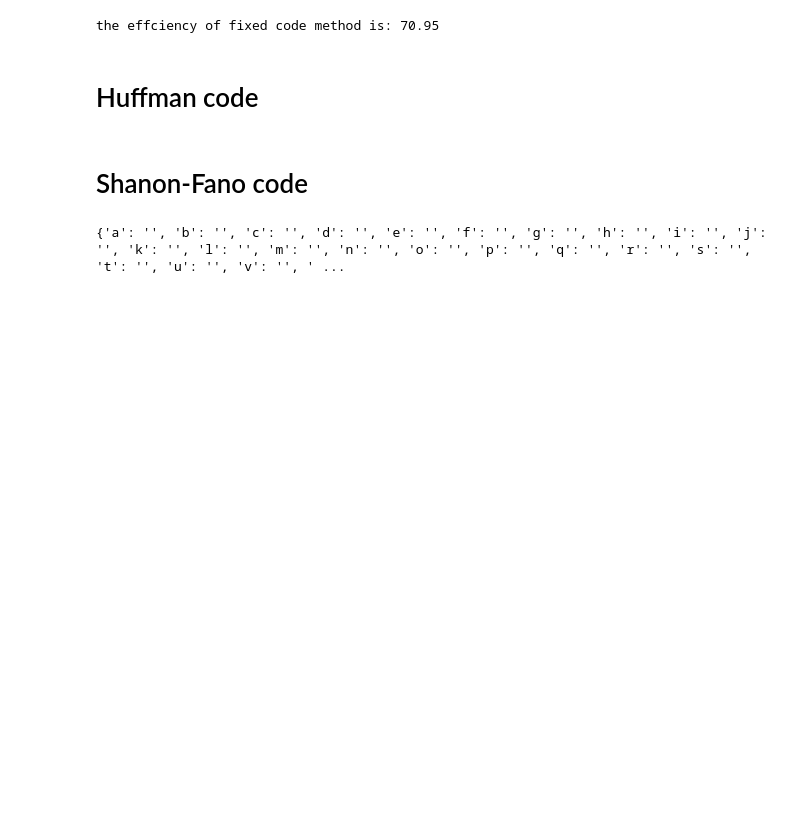
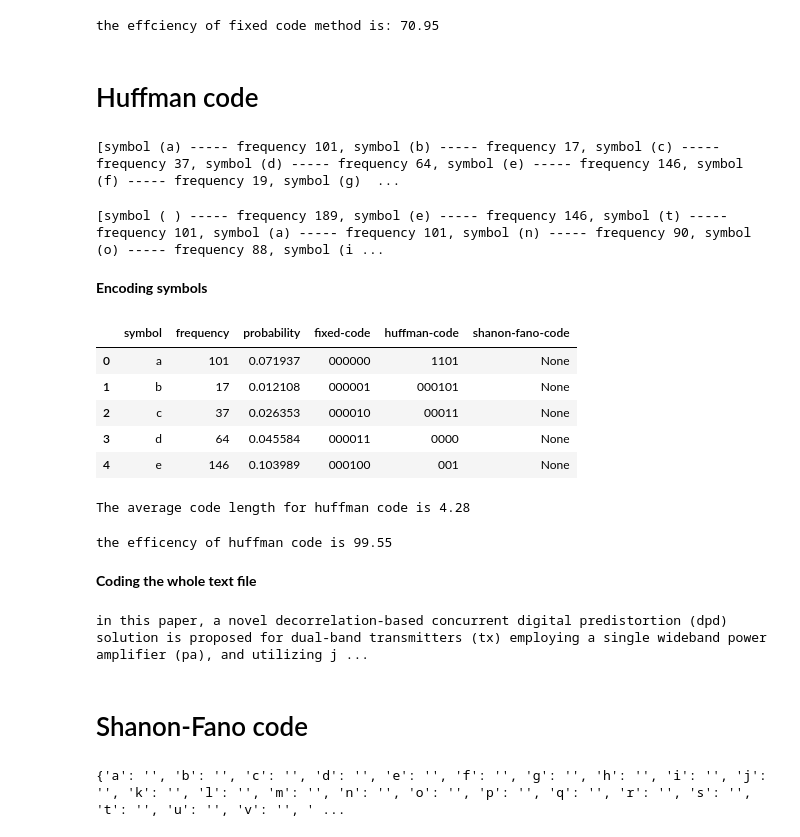
Before and after one commit to tarek1488/textfile_encoding, a Jupyter notebook: main.ipynb, the cells around one changed output. Drawn from its saved outputs; the diff is of its cells as text; code cells hidden in the pictures; blank space fills up the shorter version.

```diff
--- a/main.ipynb
+++ b/main.ipynb
@@ -84,3 +138,15 @@ print(f"the effciency of fixed code method is: {round(fixed_code_eff,2)}")
 the effciency of fixed code method is: 70.95
 # %% [markdown]
 # Huffman code
+# %%
+huffman_cells =  [Cell(symbol, frequency) for symbol, frequency in alphabet_dict_count.items()]
+print(huffman_cells)
+# %% [output]
+[symbol (a) ----- frequency 101, symbol (b) ----- frequency 17, symbol (c) ----- frequency 37, symbol (d) ----- frequency 64, symbol (e) ----- frequency 146, symbol (f) ----- frequency 19, symbol (g)  ...
+# %%
+huffman_cells = sort_cells(huffman_cells)
+print(huffman_cells)
+# %% [output]
+[symbol ( ) ----- frequency 189, symbol (e) ----- frequency 146, symbol (t) ----- frequency 101, symbol (a) ----- frequency 101, symbol (n) ----- frequency 90, symbol (o) ----- frequency 88, symbol (i ...
+# %% [markdown]
+**Encoding symbols**
@@ -86,0 +184,22 @@ the effciency of fixed code method is: 70.95
+# %%
+symbols_data.head()
+# %% [output]
+|  | symbol | frequency | probability | fixed-code | huffman-code | shanon-fano-code |
+| 0 | a | 101 | 0.071937 | 000000 | 1101 | None |
+| 1 | b | 17 | 0.012108 | 000001 | 000101 | None |
+| 2 | c | 37 | 0.026353 | 000010 | 00011 | None |
+| 3 | d | 64 | 0.045584 | 000011 | 0000 | None |
+| 4 | e | 146 | 0.103989 | 000100 | 001 | None |
+# %%
+l_avg_huffman = 0
+for i in range(len(symbols_data)):
+    l_avg_huffman += len(symbols_data.iloc[i]['huffman-code']) * symbols_data.iloc[i]['probability']
+print(f'The average code length for huffman code is {round(l_avg_huffman,2)}')
+# %% [output]
+The average code length for huffman code is 4.28
+# %%
+print(f'the efficency of huffman code is {round((entropy/l_avg_huffman)*100,2)}')
+# %% [output]
+the efficency of huffman code is 99.55
+# %% [markdown]
+**Coding the whole text file**
@@ -87,3 +213,17 @@ the effciency of fixed code method is: 70.95
+# %%
+huffman_text = ''
+code = ''
+with open('huffman_code.txt', 'r') as f:
+    huffman_txt_code = f.read()
+for bit in huffman_txt_code:
+    code += bit
+    if code in symbols_data['huffman-code'].values:
+         symbol =  symbols_data.loc[symbols_data['huffman-code'] == code]['symbol'].item()
+         huffman_text += symbol
+         code = ''
+print(huffman_text)
+# %% [output]
+in this paper, a novel decorrelation-based concurrent digital predistortion (dpd) solution is proposed for dual-band transmitters (tx) employing a single wideband power amplifier (pa), and utilizing j ...
 # %% [markdown]
 # Shanon-Fano code
 # %%
```
Also changed, not shown: parts of 43 cells of this notebook, 2 other files.
